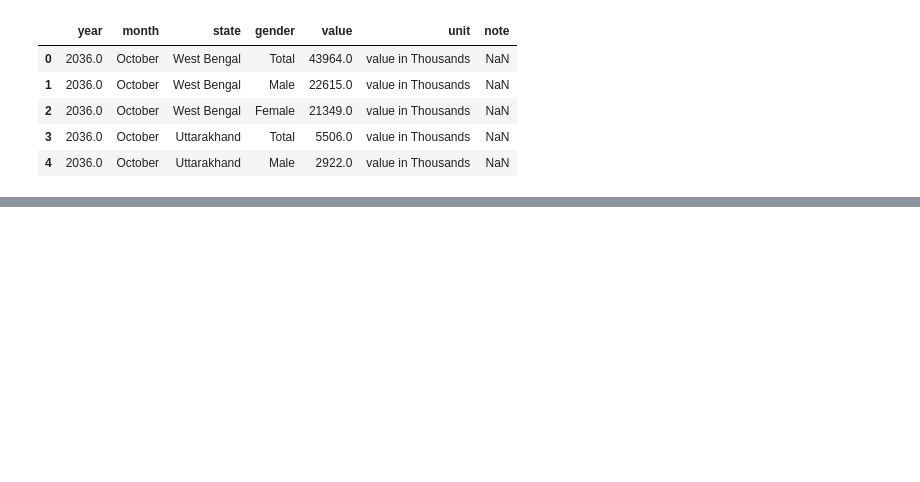
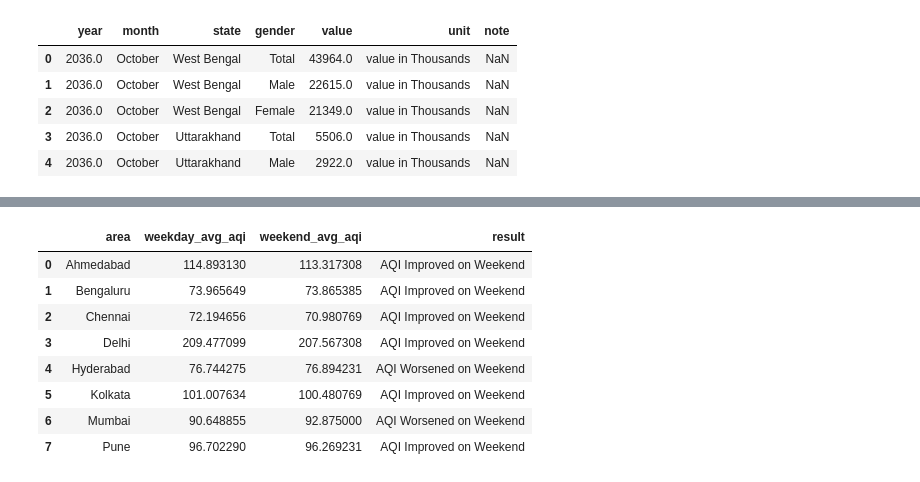
Before and after one commit to Joyan9/Product-Market-Fit-Analysis---Case-Study, a Jupyter notebook: SQL_Questions/notebook.ipynb, the cells around one changed output, grey strips where cells are left out. Cells and saved outputs as stored; diff of their text form; code cells hidden in the pictures; blank space fills up the shorter version.

```diff
--- a/SQL_Questions/notebook.ipynb
+++ b/SQL_Questions/notebook.ipynb
@@ -107,0 +204,59 @@ conn.execute("""
+# %%
+"""
+Q3. Does AQI improve on weekends vs weekdays in Indian metro cities
+(Delhi, Mumbai, Chennai, Kolkata, Bengaluru, Hyderabad, Ahmedabad, Pune)?
+(Consider data from last 1 year)
+
+-- Day of the week (Sunday = 0, Saturday = 6)
+"""
+conn.execute("""
+
+            WITH filtered_data AS (
+            SELECT
+             CASE
+                WHEN EXTRACT('dayofweek' FROM date) = 0 OR EXTRACT('dayofweek' FROM date) = 6
+                THEN 'Weekend'
+                ELSE 'Weekday'
+             END AS part_of_week,
+             area,
+             aqi_value
+            FROM air_quality
+            WHERE date >= '2024-01-01' AND date <= '2024-12-31'
+             AND
+             area IN ('Delhi', 'Mumbai', 'Chennai', 'Kolkata', 'Bengaluru', 'Hyderabad', 'Ahmedabad', 'Pune')
+            ),
+
+            aggregated_data AS (
+             SELECT
+                area,
+                part_of_week,
+                AVG(aqi_value) AS avg_aqi
+             FROM filtered_data
+                GROUP BY area, part_of_week
+             ORDER BY area
+             )
+
+             SELECT
+                weekday.area,
+                weekday.avg_aqi AS weekday_avg_aqi,
+                weekend.avg_aqi AS weekend_avg_aqi,
+                CASE
+                    WHEN weekday.avg_aqi > weekend.avg_aqi THEN 'AQI Improved on Weekend'
+                    WHEN weekday.avg_aqi < weekend.avg_aqi THEN 'AQI Worsened on Weekend'
+                END AS result
+             FROM aggregated_data weekday
+             JOIN aggregated_data weekend
+             ON weekday.area = weekend.area
+             WHERE weekday.part_of_week = 'Weekday' AND weekend.part_of_week = 'Weekend'
+
+    """).fetchdf()
+# %% [output]
+|  | area | weekday_avg_aqi | weekend_avg_aqi | result |
+| 0 | Ahmedabad | 114.893130 | 113.317308 | AQI Improved on Weekend |
+| 1 | Bengaluru | 73.965649 | 73.865385 | AQI Improved on Weekend |
+| 2 | Chennai | 72.194656 | 70.980769 | AQI Improved on Weekend |
+| 3 | Delhi | 209.477099 | 207.567308 | AQI Improved on Weekend |
+| 4 | Hyderabad | 76.744275 | 76.894231 | AQI Worsened on Weekend |
+| 5 | Kolkata | 101.007634 | 100.480769 | AQI Improved on Weekend |
+| 6 | Mumbai | 90.648855 | 92.875000 | AQI Worsened on Weekend |
+| 7 | Pune | 96.702290 | 96.269231 | AQI Improved on Weekend |
```
Also changed, not shown: parts of 6 cells of this notebook.
